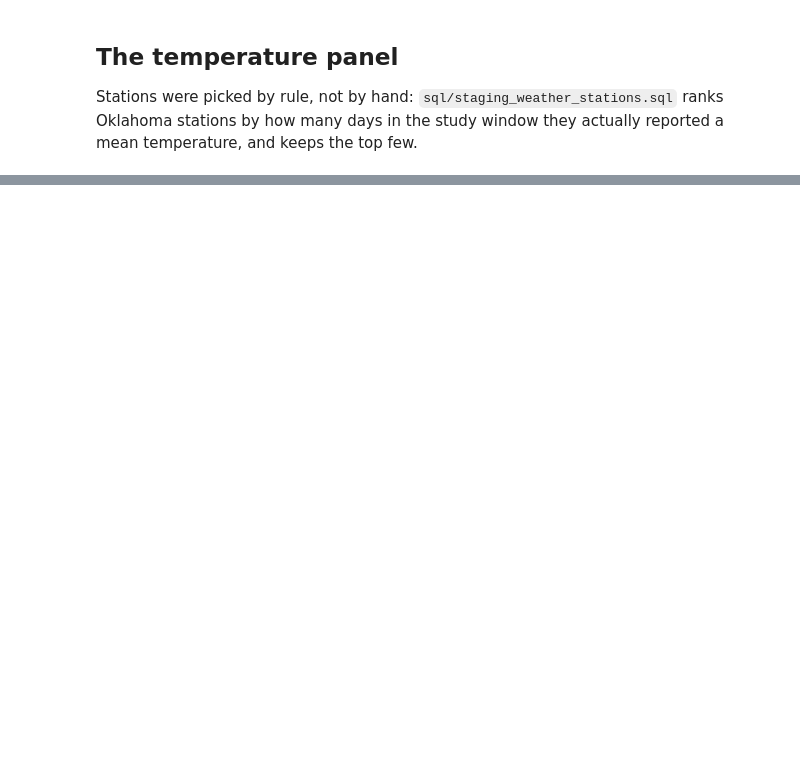
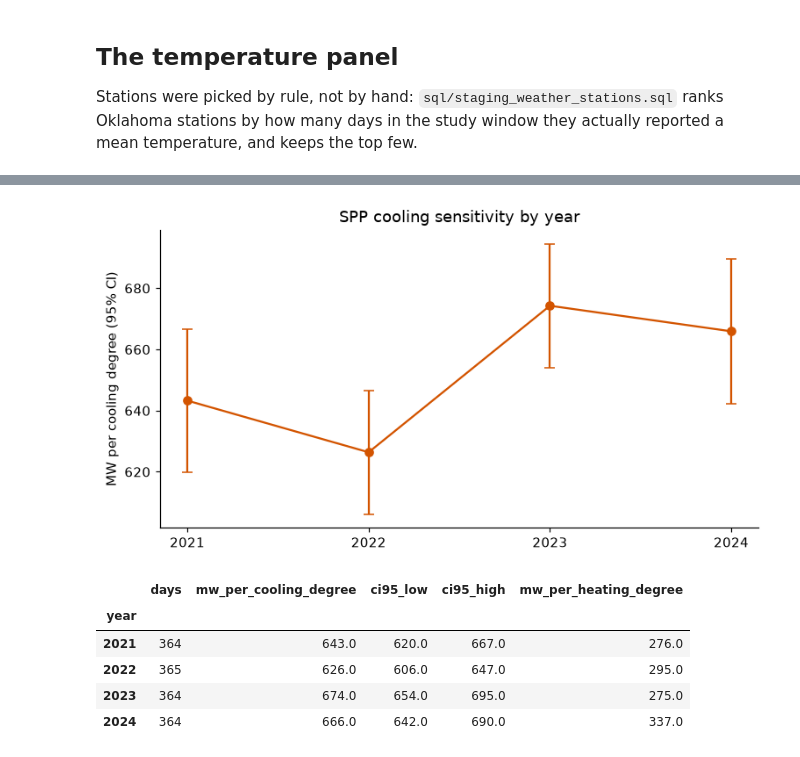
Before and after one commit to samtindal/spp-load-weather, a Jupyter notebook: notebooks/01_load_weather_analysis.ipynb, the cells around one changed output, grey strips where cells are left out. Cells and saved outputs as stored; diff of their text form; code cells hidden in the pictures; blank space fills up the shorter version.

```diff
--- a/notebooks/01_load_weather_analysis.ipynb
+++ b/notebooks/01_load_weather_analysis.ipynb
@@ -189,26 +239,29 @@ numbers are a lower bound on what it could achieve.
 # %%
-N_ORIGINS = 7
-TRAIN_DAYS = 365
+rows = []
+for year, g in daily.groupby("year"):
+    if len(g) < 300:
+        continue
+    m = smf.ols("avg_load_mw ~ hdd + cdd + C(day_of_week)", data=g).fit()
+    lo, hi = m.conf_int().loc["cdd"]
+    rows.append({"year": year, "days": len(g), "mw_per_cooling_degree": m.params["cdd"], "ci95_low": lo,
+                 "ci95_high": hi, "mw_per_heating_degree": m.params["hdd"]})
+sensitivity = pd.DataFrame(rows).set_index("year")
 
-last_day = daily["date"].max()
-days = [(last_day - pd.Timedelta(days=i)).strftime("%Y-%m-%d") for i in range(N_ORIGINS - 1, -1, -1)]
-MODEL = f"{PROJECT}.mart.load_forecast_xreg"
-
-forecasts = []
-for d in days:
-    origin = f"TIMESTAMP('{d}', 'America/Chicago')"
-    q(render("../sql/models/arima_plus_xreg.sql", project=PROJECT, model_name="load_forecast_xreg",
-             train_start=f"TIMESTAMP_SUB({origin}, INTERVAL {TRAIN_DAYS} DAY)", train_end=origin),
-      f"train {d}")
-    fc = q(f'''
-        SELECT forecast_timestamp AS interval_start_utc, forecast_value AS arima_mw
-        FROM ML.FORECAST(
-          MODEL `{MODEL}`,
-          STRUCT(25 AS horizon, 0.9 AS confidence_level),
-          (SELECT interval_start_utc, tavg_f, hdd65, cdd65
-           FROM `{PROJECT}.mart.load_weather_hourly`
-           WHERE interval_start_utc >= {origin}
-             AND interval_start_utc < TIMESTAMP_ADD({origin}, INTERVAL 25 HOUR)))
-        ''', f"forecast {d}")
-    forecasts.append(fc)
-forecasts = pd.concat(forecasts, ignore_index=True)
+fig, ax = plt.subplots(figsize=(8, 4))
+s = sensitivity
+ax.errorbar(s.index, s["mw_per_cooling_degree"],
+            yerr=[s["mw_per_cooling_degree"] - s["ci95_low"], s["ci95_high"] - s["mw_per_cooling_degree"]],
+            fmt="o-", capsize=4, color="#d35400")
+ax.set_ylabel("MW per cooling degree (95% CI)")
+ax.set_title("SPP cooling sensitivity by year")
+ax.set_xticks(s.index)
+plt.show()
+sensitivity.round(0)
+# %% [output]
+[figure, added]
+|  | days | mw_per_cooling_degree | ci95_low | ci95_high | mw_per_heating_degree |
+| year |  |  |  |  |  |
+| 2021 | 364 | 643.0 | 620.0 | 667.0 | 276.0 |
+| 2022 | 365 | 626.0 | 606.0 | 647.0 | 295.0 |
+| 2023 | 364 | 674.0 | 654.0 | 695.0 | 275.0 |
+| 2024 | 364 | 666.0 | 642.0 | 690.0 | 337.0 |
```
Also changed, not shown: parts of 23 cells of this notebook, 2 other files.
